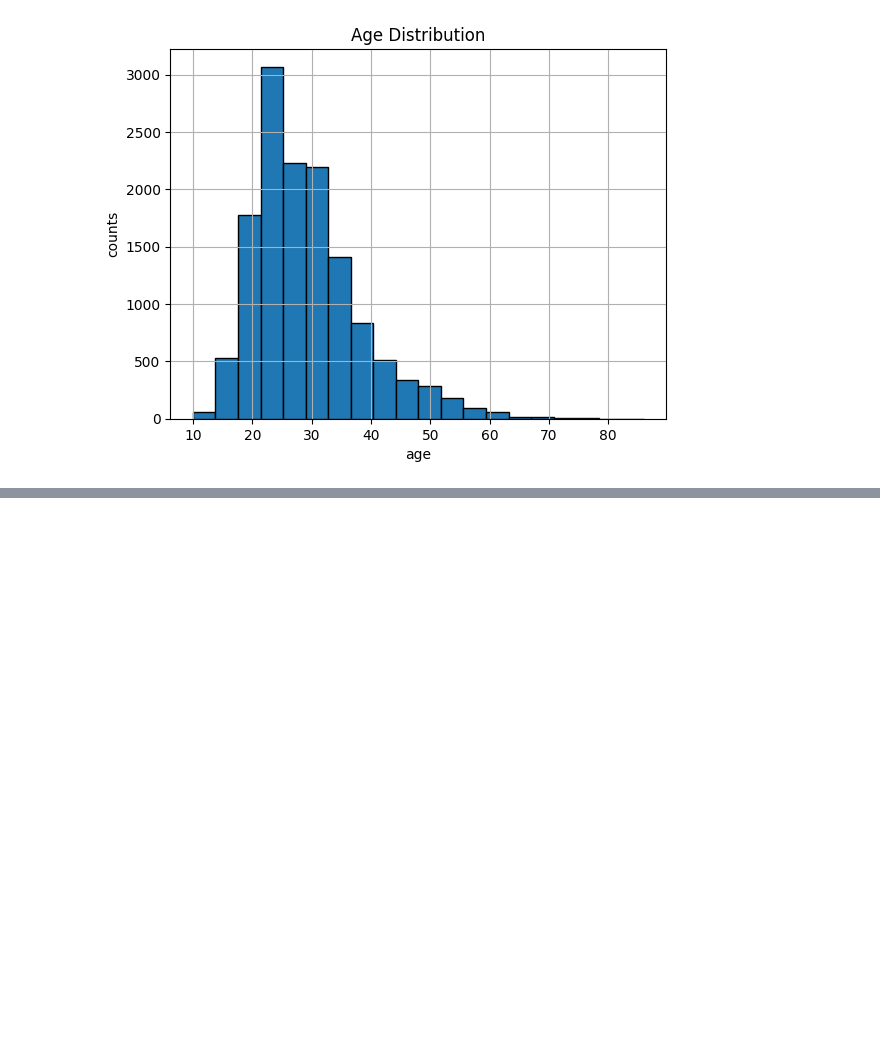
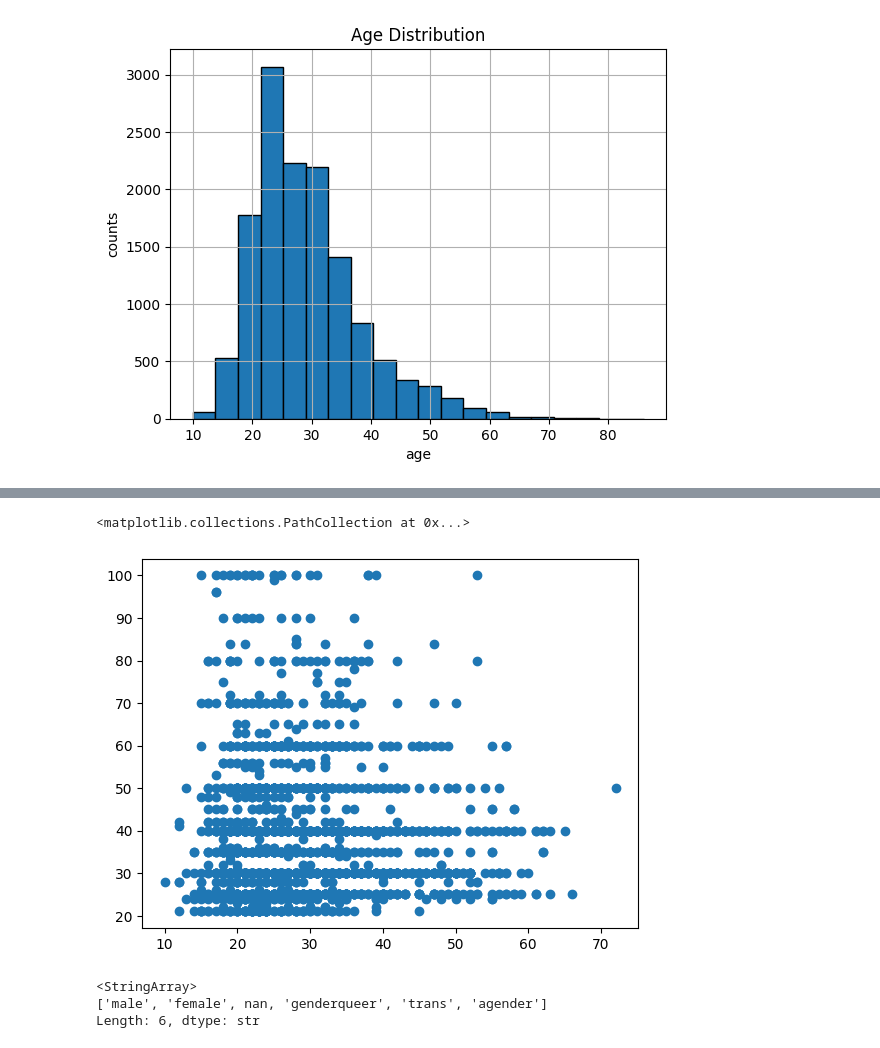
Before and after one commit to leeluna0476/ds2026_inu, a Jupyter notebook: 11th-week/lab11_pandas.ipynb, the cells around one changed output, grey strips where cells are left out. Saved outputs shown, nothing was run; the diff lists cells and outputs as text; code cells hidden in the pictures; blank space fills up the shorter version.

Commit message:
11th week pandas - matplotlib

```diff
--- a/11th-week/lab11_pandas.ipynb
+++ b/11th-week/lab11_pandas.ipynb
@@ -108,0 +183,13 @@ Text(0.5, 1.0, 'Age Distribution')
+# %%
+fig, ax = plt.subplots()
+over_5h = df['HoursLearning'] > 20
+ax.scatter(df['Age'][over_5h], df['HoursLearning'][over_5h])
+# %% [output]
+<matplotlib.collections.PathCollection at 0x...>
+[figure, added]
+# %%
+df['Gender'].unique()
+# %% [output]
+<StringArray>
+['male', 'female', nan, 'genderqueer', 'trans', 'agender']
+Length: 6, dtype: str
```
Also changed, not shown: parts of 22 cells of this notebook, 1 other file.
